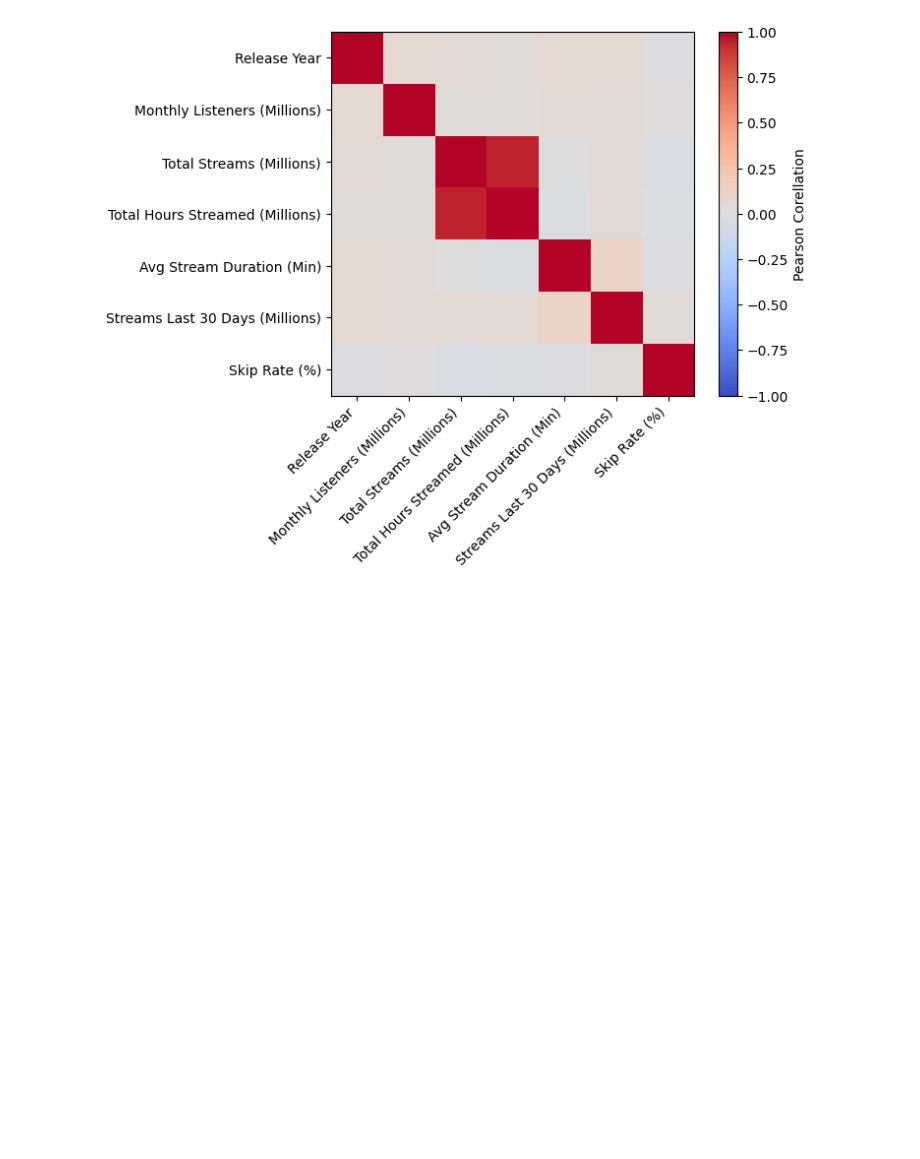
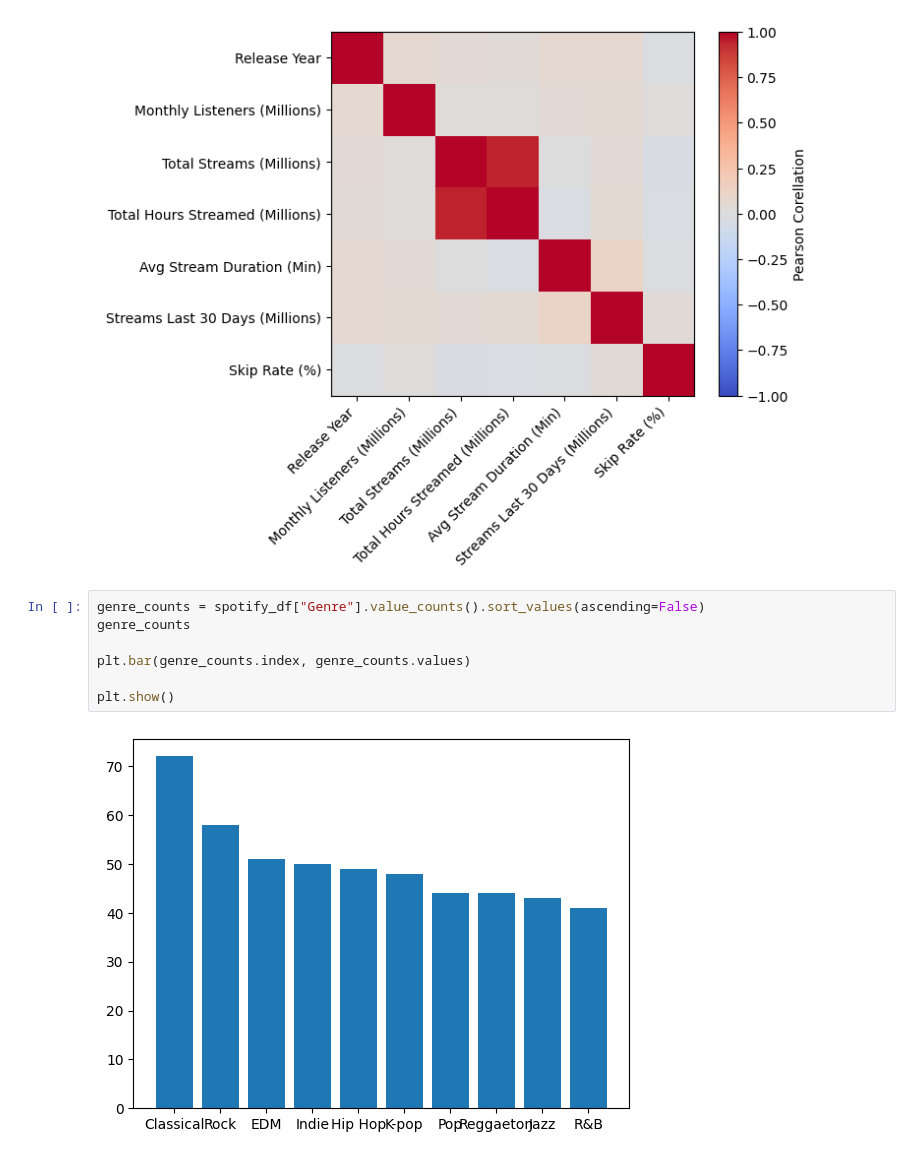
Before and after one commit to sithid/learning_plots_JamesGlosser, a Jupyter notebook: notebooks/plots.ipynb, the cells around one changed output. Saved outputs shown, nothing was run; the diff lists cells and outputs as text; blank space fills up the shorter version.

Commit message:
count plots finished

```diff
--- a/notebooks/plots.ipynb
+++ b/notebooks/plots.ipynb
@@ -613,3 +613,12 @@ plt.yticks(range(len(corr.columns)), corr.columns)
 plt.show()
 # %% [output]
 [figure]
+# %%
+genre_counts = spotify_df["Genre"].value_counts().sort_values(ascending=False)
+genre_counts
+
+plt.bar(genre_counts.index, genre_counts.values)
+
+plt.show()
+# %% [output]
+[figure, added]
```
Also changed, not shown: parts of 1 cell of this notebook.
